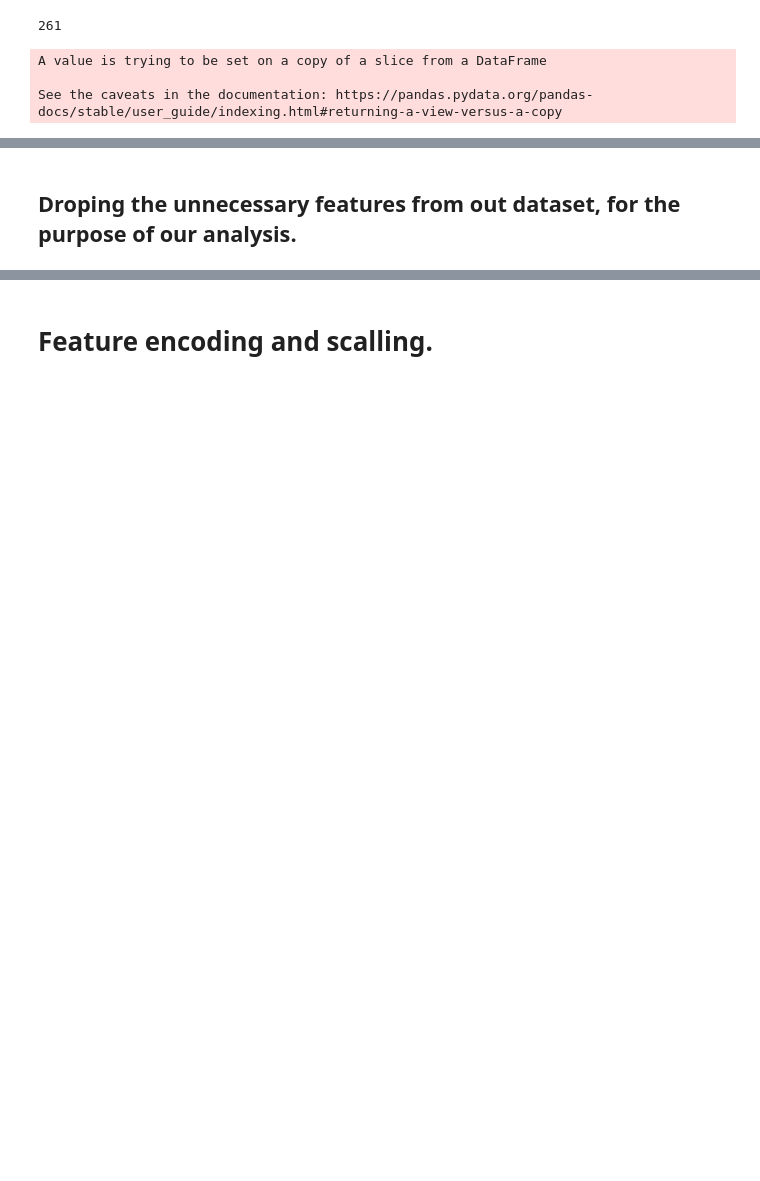
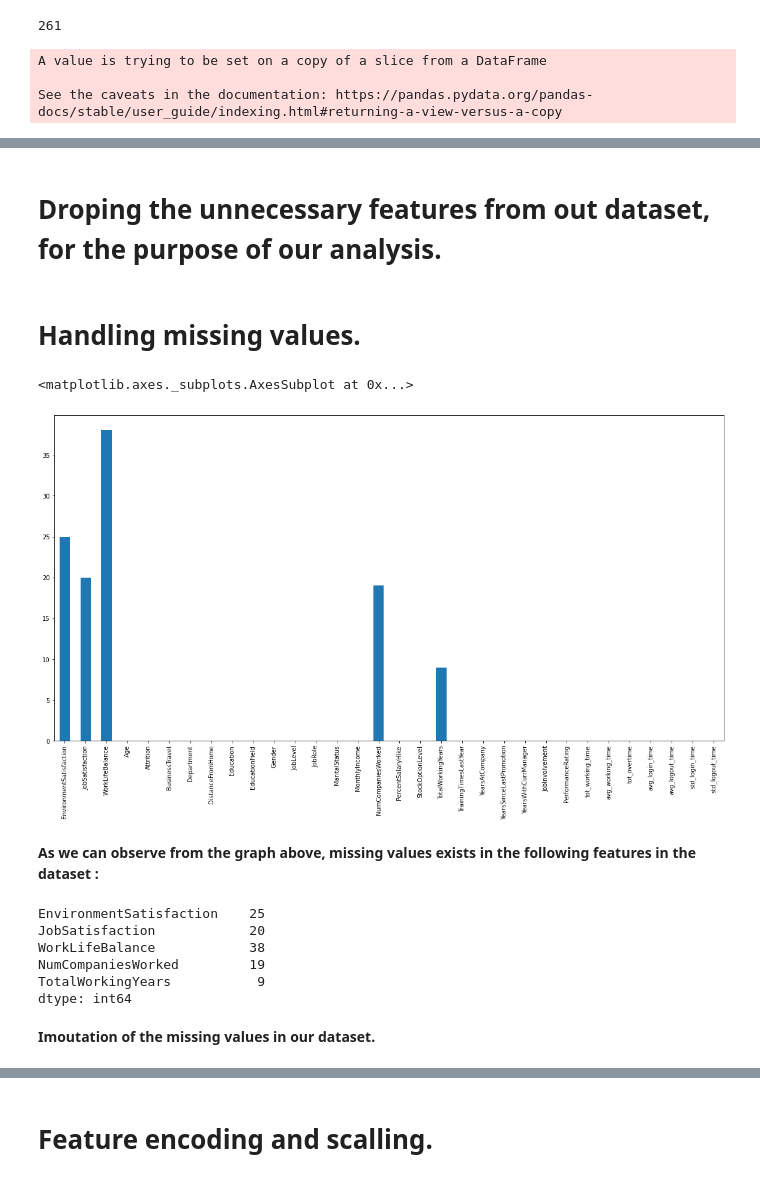
Before and after one commit to Titashmkhrj/HR_analytics_project, a Jupyter notebook: code_file.ipynb, the cells around one changed output, grey strips where cells are left out. Cells and saved outputs as stored; diff of their text form; code cells hidden in the pictures; blank space fills up the shorter version.

Commit message:
Imputation of missing values.

```diff
--- a/code_file.ipynb
+++ b/code_file.ipynb
@@ -270,8 +274,29 @@ data.head()
 | 4 | 4.0 | 4.0 | 3.0 | 38 | No | Non-Travel | ... |
 | 5 | 4.0 | 1.0 | 3.0 | 32 | No | Travel_Rarely | ... |
 # %% [markdown]
-## Droping the unnecessary features from out dataset, for the purpose of our analysis.
+# Droping the unnecessary features from out dataset, for the purpose of our analysis.
 # %%
 data.drop('EmployeeCount', axis=1, inplace=True)
 data.drop('Over18', axis=1, inplace=True)
 data.drop('StandardHours', axis=1, inplace=True)
+# %% [markdown]
+# Handling missing values.
+# %%
+(data.isnull().sum()).plot.bar(figsize=(20,10))
+# %% [output]
+<matplotlib.axes._subplots.AxesSubplot at 0x...>
+[figure, added]
+# %% [markdown]
+**As we can observe from the graph above, missing values exists in the following features in the dataset :**
+# %%
+null_containing_features = data.columns[data.isnull().any()]
+data[null_containing_features].isnull().sum()
+# %% [output]
+EnvironmentSatisfaction    25
+JobSatisfaction            20
+WorkLifeBalance            38
+NumCompaniesWorked         19
+TotalWorkingYears           9
+dtype: int64
+# %% [markdown]
+**Imoutation of the missing values in our dataset.**
```
Also changed, not shown: parts of 8 cells of this notebook.
